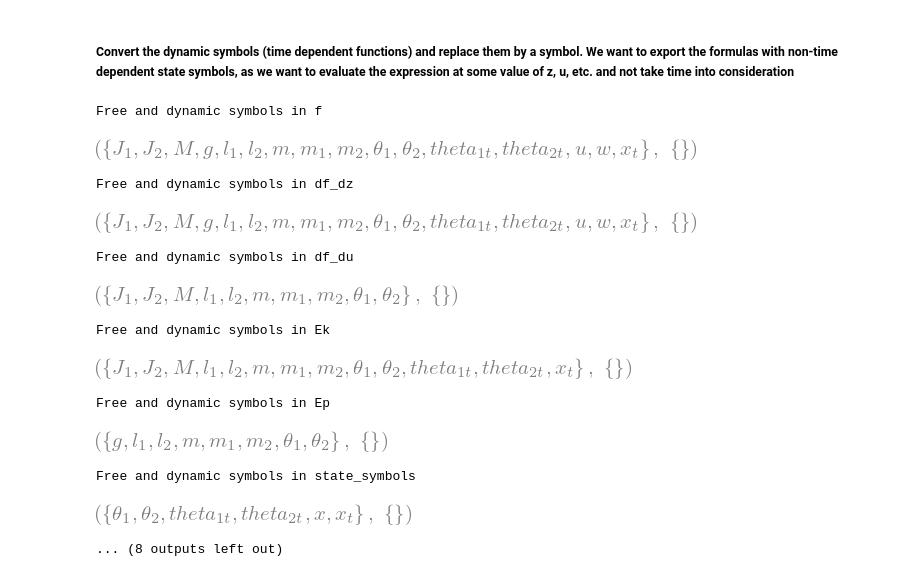
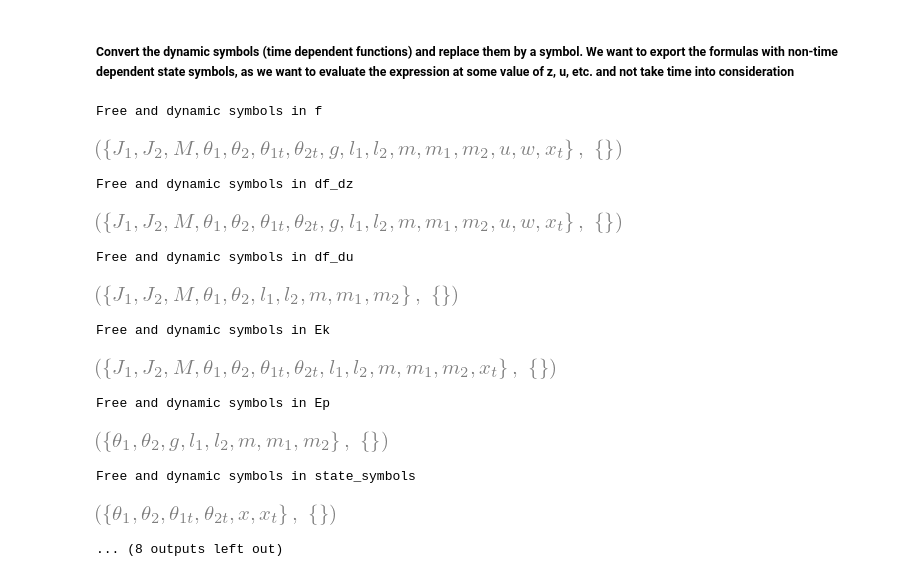
Before and after one commit to Martin-Ansteensen/cart-pole, a Jupyter notebook: dynamics_double.ipynb, the cells around one changed output. Cells and saved outputs as stored; diff of their text form; code cells hidden in the pictures.

```diff
--- a/dynamics_double.ipynb
+++ b/dynamics_double.ipynb
@@ -207,8 +200,8 @@ $\displaystyle \Large \frac{g l_{1} m_{1} \cos{\left(\theta_{1} \right)}}{2} + g
 # %%
 # this should cover all of the dynamic symbols
 x_s, x_t_s, x_tt_s = sp.symbols('x x_t x_tt')
-th1_s, th1_t_s, th1_tt_s = sp.symbols(r'theta_1 theta_{1t} theta_{1tt}')
-th2_s, th2_t_s, th2_tt_s = sp.symbols(r'theta_2 theta_{2t} theta_{2tt}')
+th1_s, th1_t_s, th1_tt_s = sp.symbols(r'\theta_1 \theta_{1t} \theta_{1tt}')
+th2_s, th2_t_s, th2_tt_s = sp.symbols(r'\theta_2 \theta_{2t} \theta_{2tt}')
 u_s, w_s = sp.symbols('u w')
 dyn_to_static = {
     q1.diff(t, 2): x_tt_s,
@@ -227,42 +220,42 @@ dyn_to_static = {
 def get_symbols(expr: sp.Basic):
     return expr.free_symbols, mech.find_dynamicsymbols(expr)
 
 
 all_symbols = set()
 
 exported_expr = {'f': f, 'df_dz': df_dz, 'df_du': df_du, 'Ek': T, 'Ep': V, 'state_symbols': z,
     'state_dot_symbols': sp.diff(z, t), 'u_symbol': u, 'w_symbol': w}
 
 for expr_name in exported_expr.keys():
     exported_expr[expr_name] = exported_expr[expr_name].subs(dyn_to_static)
     all_symbols.update(*get_symbols(exported_expr[expr_name]))
 
 
 exported_expr['func_symbols'] = all_symbols
 
 assert t not in all_symbols, 'Failed to remove all time dependency from sympy expressions'
 
 with open(DIR / 'cart_pole' / 'dynamics_double.pkl', 'wb') as outfile:
     pickle.dump(exported_expr, outfile)
 
 
 for (expr_name, expr) in exported_expr.items():
     print(f'Free and dynamic symbols in {expr_name}')
     try:
         display(get_symbols(expr))
     except:
         display(expr)
 # %% [output]
 Free and dynamic symbols in f
-[figure, old version]
+[figure, new version]
 Free and dynamic symbols in df_dz
-[figure, old version]
+[figure, new version]
 Free and dynamic symbols in df_du
-[figure, old version]
+[figure, new version]
 Free and dynamic symbols in Ek
-[figure, old version]
+[figure, new version]
 Free and dynamic symbols in Ep
-[figure, old version]
+[figure, new version]
 Free and dynamic symbols in state_symbols
-[figure, old version]
+[figure, new version]
 ... (8 outputs left out)
```
Also changed, not shown: parts of 3 cells of this notebook, 14 other files.
